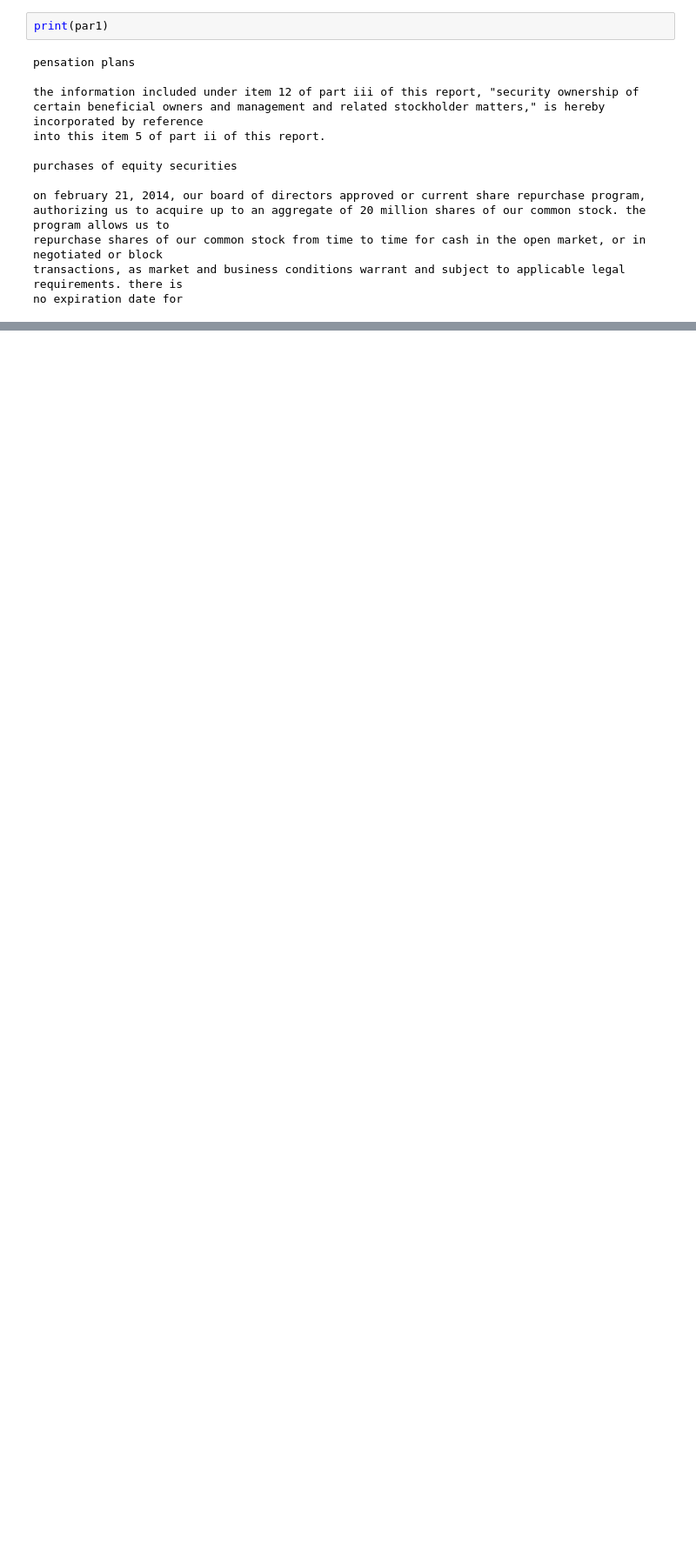
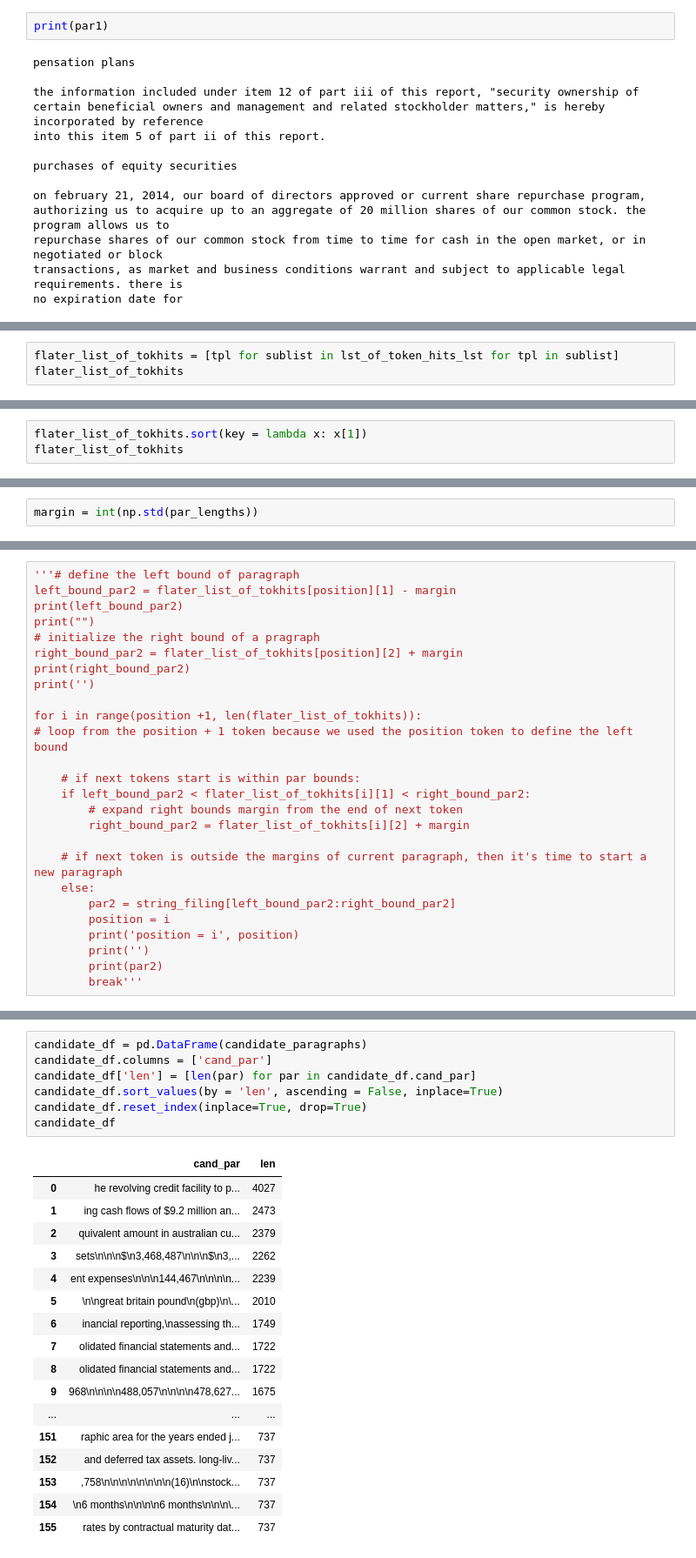
Before and after one commit to suhasinipallai/New_constructs, a Jupyter notebook: vertical-strategy.ipynb, the cells around one changed output, grey strips where cells are left out. Shown: that part at 87% size. Cells and saved outputs as stored; diff of their text form; blank space fills up the shorter version.

```diff
--- a/vertical-strategy.ipynb
+++ b/vertical-strategy.ipynb
@@ -284,0 +394,3 @@ no expiration date for
+# %%
+flater_list_of_tokhits = [tpl for sublist in lst_of_token_hits_lst for tpl in sublist]
+flater_list_of_tokhits
@@ -284,0 +417,3 @@ no expiration date for
+# %%
+flater_list_of_tokhits.sort(key = lambda x: x[1])
+flater_list_of_tokhits
@@ -284,0 +440,2 @@ no expiration date for
+# %%
+margin = int(np.std(par_lengths))
@@ -284,0 +483,26 @@ no expiration date for
+# %%
+'''# define the left bound of paragraph
+left_bound_par2 = flater_list_of_tokhits[position][1] - margin
+print(left_bound_par2)
+print("")
+# initialize the right bound of a pragraph
+right_bound_par2 = flater_list_of_tokhits[position][2] + margin
+print(right_bound_par2)
+print('')
+
+for i in range(position +1, len(flater_list_of_tokhits)):
+# loop from the position + 1 token because we used the position token to define the left bound
+
+    # if next tokens start is within par bounds:
+    if left_bound_par2 < flater_list_of_tokhits[i][1] < right_bound_par2:
+        # expand right bounds margin from the end of next token
+        right_bound_par2 = flater_list_of_tokhits[i][2] + margin
+
+    # if next token is outside the margins of current paragraph, then it's time to start a new paragraph
+    else:
+        par2 = string_filing[left_bound_par2:right_bound_par2]
+        position = i
+        print('position = i', position)
+        print('')
+        print(par2)
+        break'''
@@ -284,0 +617,25 @@ no expiration date for
+# %%
+candidate_df = pd.DataFrame(candidate_paragraphs)
+candidate_df.columns = ['cand_par']
+candidate_df['len'] = [len(par) for par in candidate_df.cand_par]
+candidate_df.sort_values(by = 'len', ascending = False, inplace=True)
+candidate_df.reset_index(inplace=True, drop=True)
+candidate_df
+# %% [output]
+|  | cand_par | len |
+| 0 | he revolving credit facility to p... | 4027 |
+| 1 | ing cash flows of $9.2 million an... | 2473 |
+| 2 | quivalent amount in australian cu... | 2379 |
+| 3 | sets\n\n\n$\n3,468,487\n\n\n$\n3,... | 2262 |
+| 4 | ent expenses\n\n\n144,467\n\n\n\n... | 2239 |
+| 5 | \n\ngreat britain pound\n(gbp)\n\... | 2010 |
+| 6 | inancial reporting,\nassessing th... | 1749 |
+| 7 | olidated financial statements and... | 1722 |
+| 8 | olidated financial statements and... | 1722 |
+| 9 | 968\n\n\n\n488,057\n\n\n\n478,627... | 1675 |
+| ... | ... | ... |
+| 151 | raphic area for the years ended j... | 737 |
+| 152 | and deferred tax assets. long-liv... | 737 |
+| 153 | ,758\n\n\n\n\n\n\n\n(16)\n\nstock... | 737 |
+| 154 | \n6 months\n\n\n\n6 months\n\n\n\... | 737 |
+| 155 | rates by contractual maturity dat... | 737 |
```
Also changed, not shown: parts of 56 cells of this notebook.
